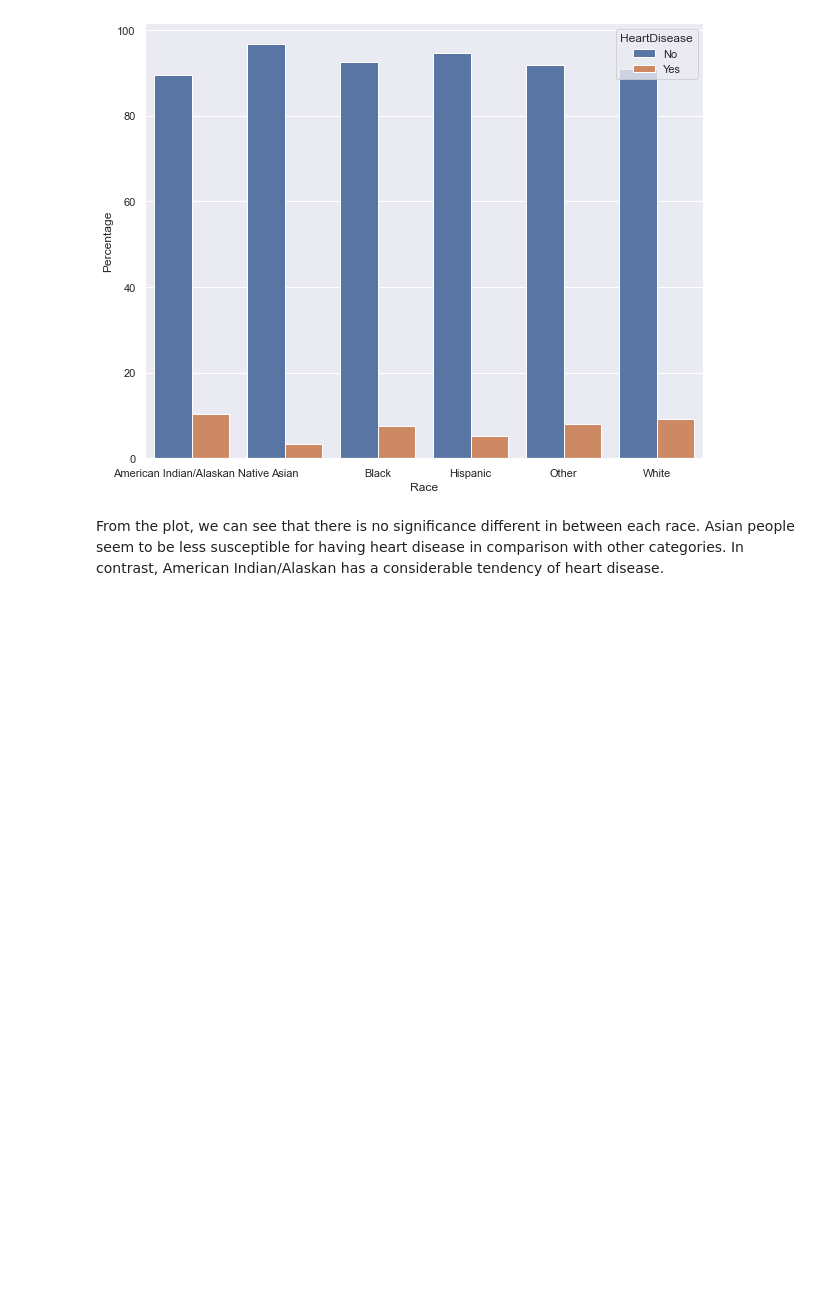
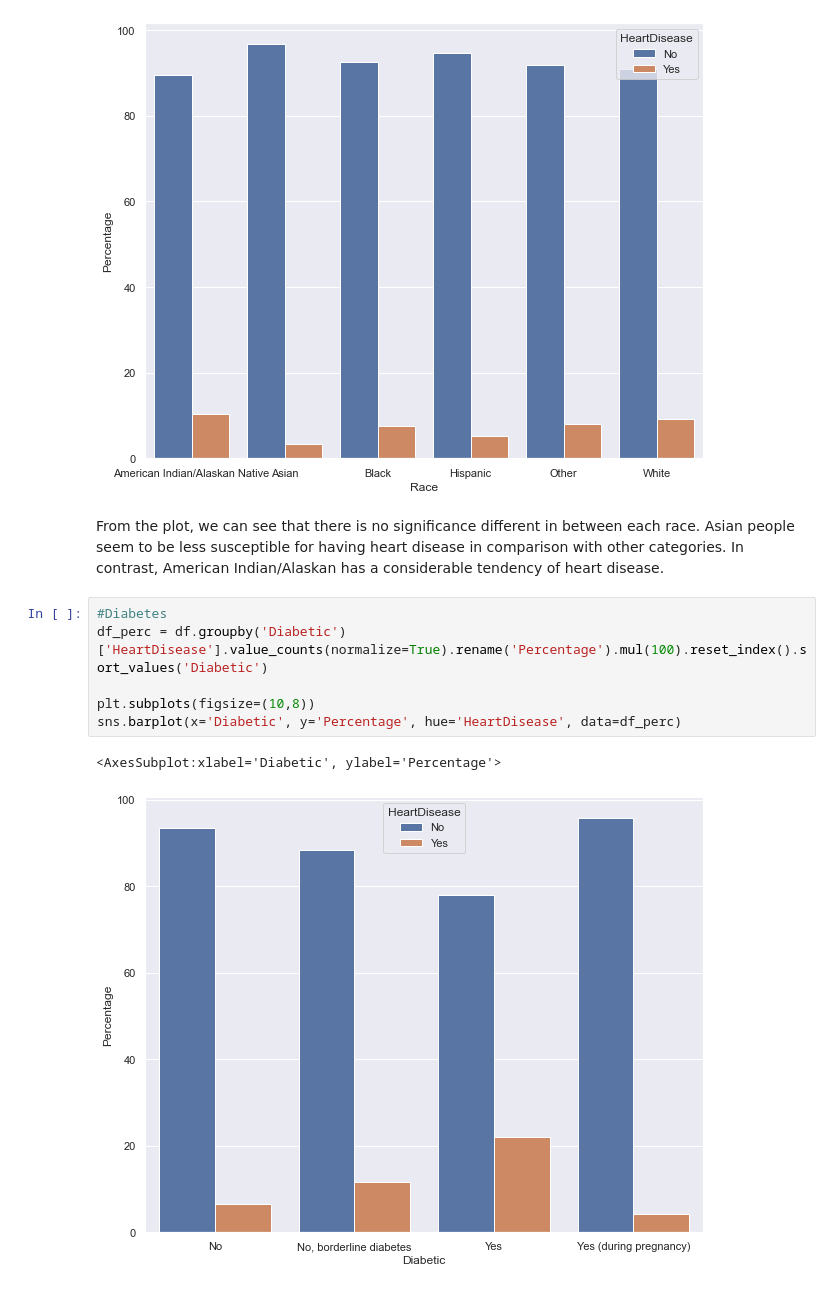
Before and after one commit to YulinLi98/INDE_577_Repo, a Jupyter notebook: Exploratory Data Analysis.ipynb, the cells around one changed output. Drawn from its saved outputs; the diff is of its cells as text; blank space fills up the shorter version.

```diff
--- a/Exploratory Data Analysis.ipynb
+++ b/Exploratory Data Analysis.ipynb
@@ -162,3 +162,12 @@ sns.barplot(x='Race', y='Percentage', hue='HeartDisease', data=df_perc)
 [figure]
 # %% [markdown]
 From the plot, we can see that there is no significance different in between each race. Asian people seem to be less susceptible for having heart disease in comparison with other categories. In contrast, American Indian/Alaskan has a considerable tendency of heart disease.
+# %%
+#Diabetes
+df_perc = df.groupby('Diabetic')['HeartDisease'].value_counts(normalize=True).rename('Percentage').mul(100).reset_index().sort_values('Diabetic')
+
+plt.subplots(figsize=(10,8))
+sns.barplot(x='Diabetic', y='Percentage', hue='HeartDisease', data=df_perc)
+# %% [output]
+<AxesSubplot:xlabel='Diabetic', ylabel='Percentage'>
+[figure, added]
```
Also changed, not shown: parts of 5 cells of this notebook.
